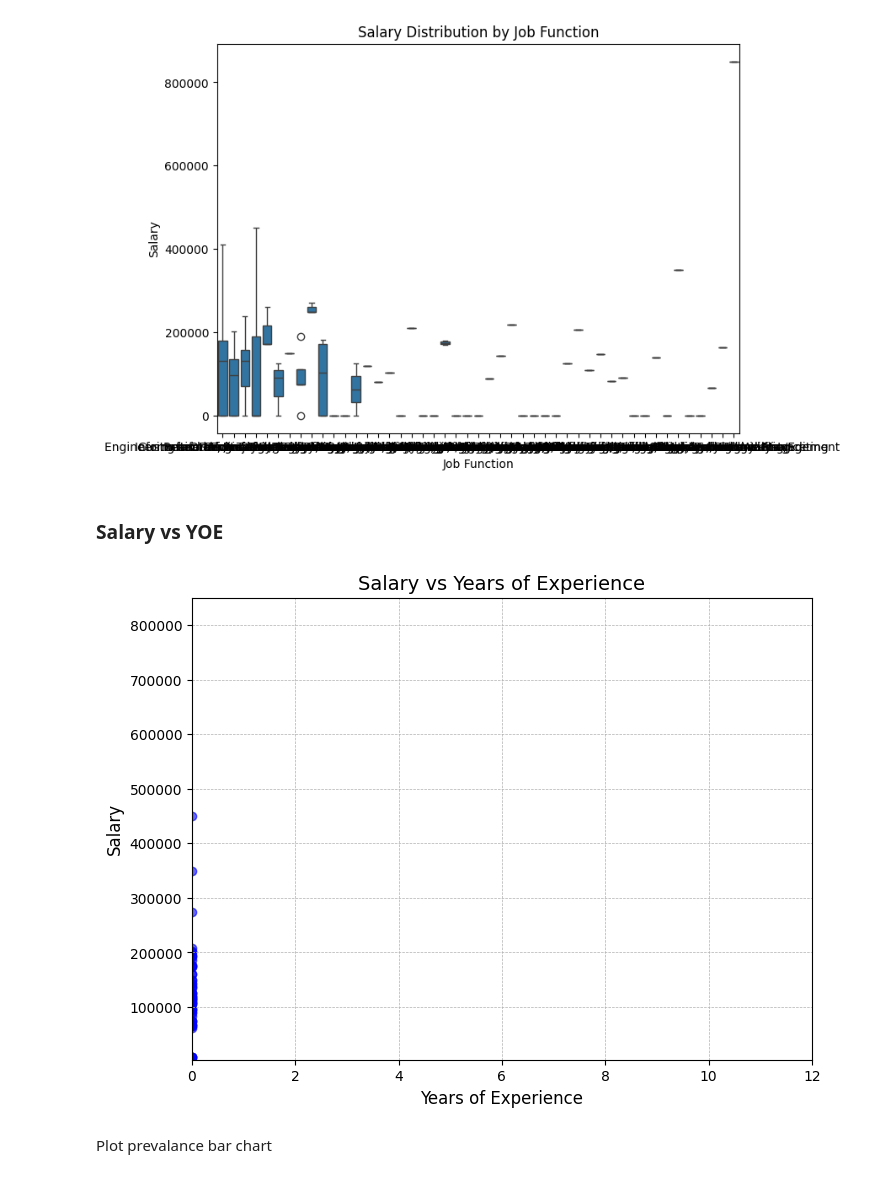
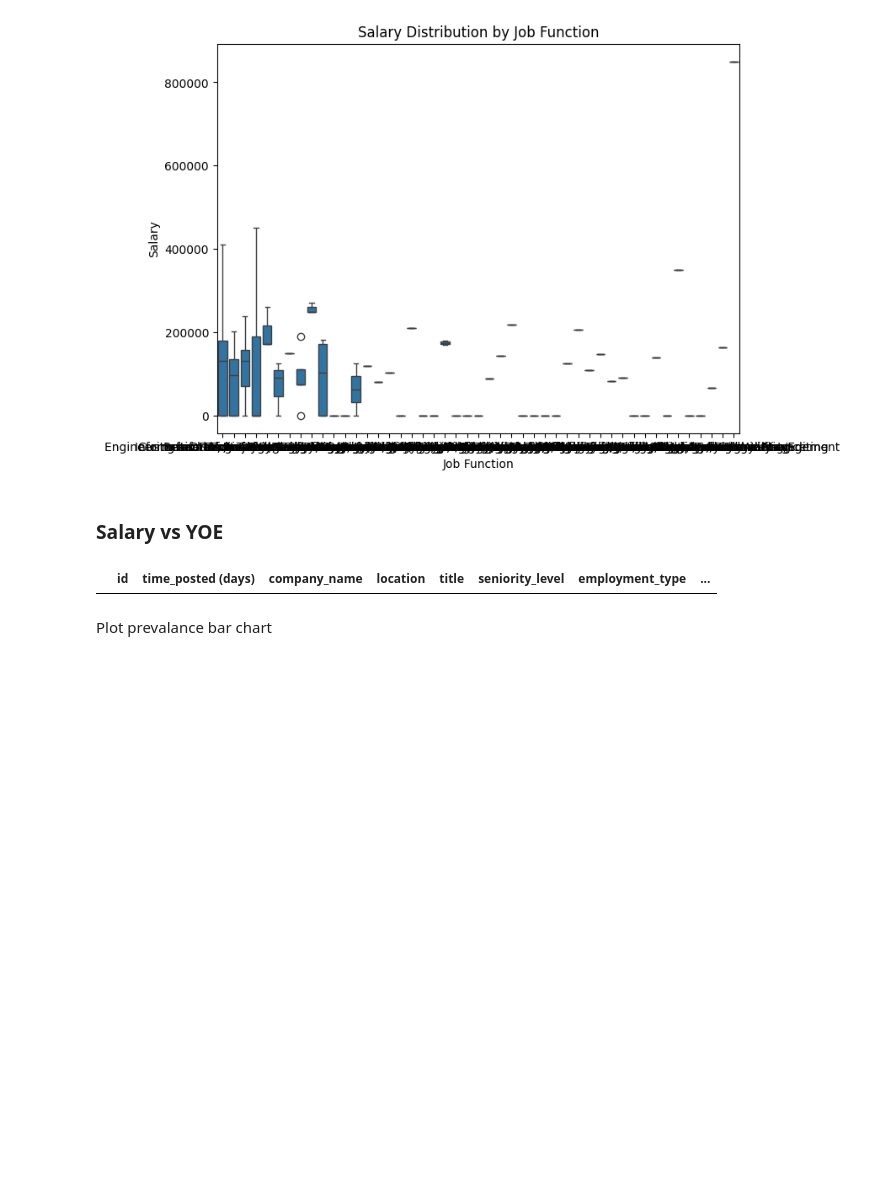
Before and after one commit to desmond-jung/Job-Insights-Agent, a Jupyter notebook: job_posting_scraper.ipynb, the cells around one changed output. Drawn from its saved outputs; the diff is of its cells as text; code cells hidden in the pictures; blank space fills up the shorter version.

```diff
--- a/job_posting_scraper.ipynb
+++ b/job_posting_scraper.ipynb
@@ -638,32 +647,31 @@ plt.show()
 ### Salary vs YOE
 # %%
 # Filter the data
-salary_yoe_df = job_data_df[(job_data_df['yoe'] != 0) & (job_data_df['salary'] != 0)].reset_index(drop=True)
+salary_yoe_df = job_data_df[(job_data_df['yoe'] > 0) & (job_data_df['salary'] != 0)].reset_index(drop=True)
 
-# Create the scatter plot
-plt.figure(figsize=(8, 6))
+salary_yoe_df.head()
+# # Create the scatter plot
+# plt.figure(figsize=(8, 6))
 
-# Scatter plot with a logarithmic scale for the salary axis
-plt.scatter(job_data_df['yoe'], job_data_df['salary'], color='blue', alpha=0.6)
+# # Scatter plot with a logarithmic scale for the salary axis
+# plt.scatter(job_data_df['yoe'], job_data_df['salary'], color='blue', alpha=0.6)
 
-# Set axis limits to make the plot more readable
-plt.xlim(0, 12)  # Years of Experience range (0-12)
-plt.ylim(min_salary, max_salary)  # Salary range (from 1000 to 350,000)
+# # Set axis limits to make the plot more readable
+# plt.xlim(0, 12)  # Years of Experience range (0-12)
+# plt.ylim(min_salary, max_salary)  # Salary range (from 1000 to 350,000)
 
-# Apply a logarithmic scale to the y-axis for salary (helps with large variations)
+# # Adding grid, title, and labels
+# plt.title('Salary vs Years of Experience', fontsize=14)
+# plt.xlabel('Years of Experience', fontsize=12)
+# plt.ylabel('Salary', fontsize=12)
 
-# Adding grid, title, and labels
-plt.title('Salary vs Years of Experience', fontsize=14)
-plt.xlabel('Years of Experience', fontsize=12)
-plt.ylabel('Salary', fontsize=12)
+# # Add grid for better visibility
+# plt.grid(True, which='both', linestyle='--', linewidth=0.5)
 
-# Add grid for better visibility
-plt.grid(True, which='both', linestyle='--', linewidth=0.5)
-
-# Show the plot
-plt.show()
+# # Show the plot
+# plt.show()
 # %% [output]
-[figure, removed]
+|  | id | time_posted (days) | company_name | location | title | seniority_level | employment_type | ... |
 # %% [markdown]
 Plot prevalance bar chart
 # %%
```
Also changed, not shown: parts of 6 cells of this notebook.
